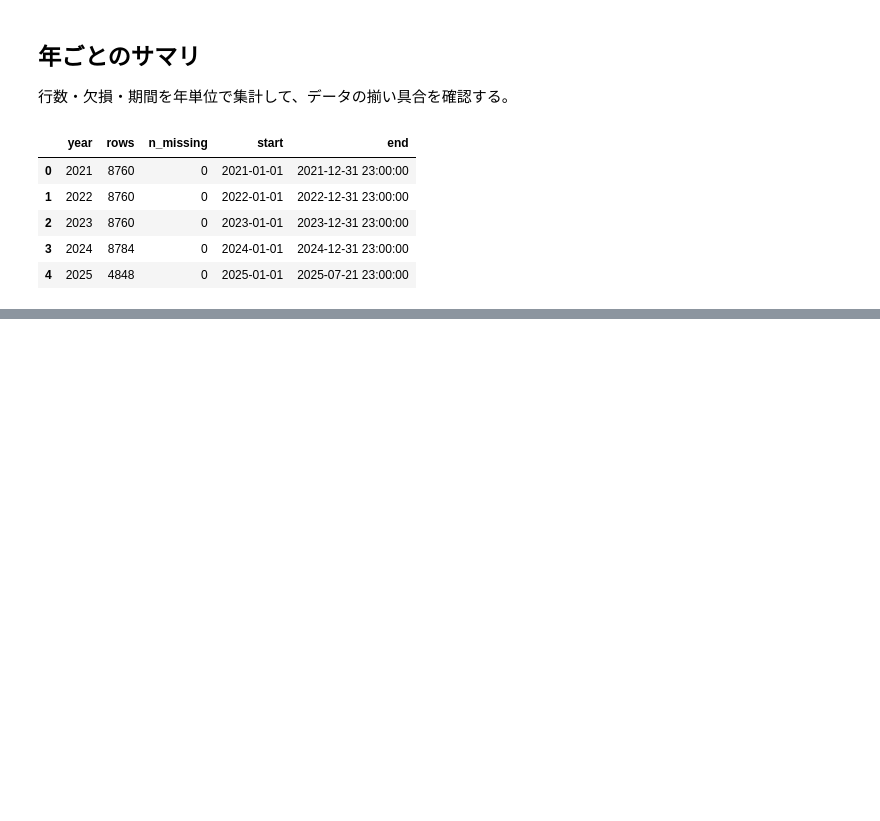
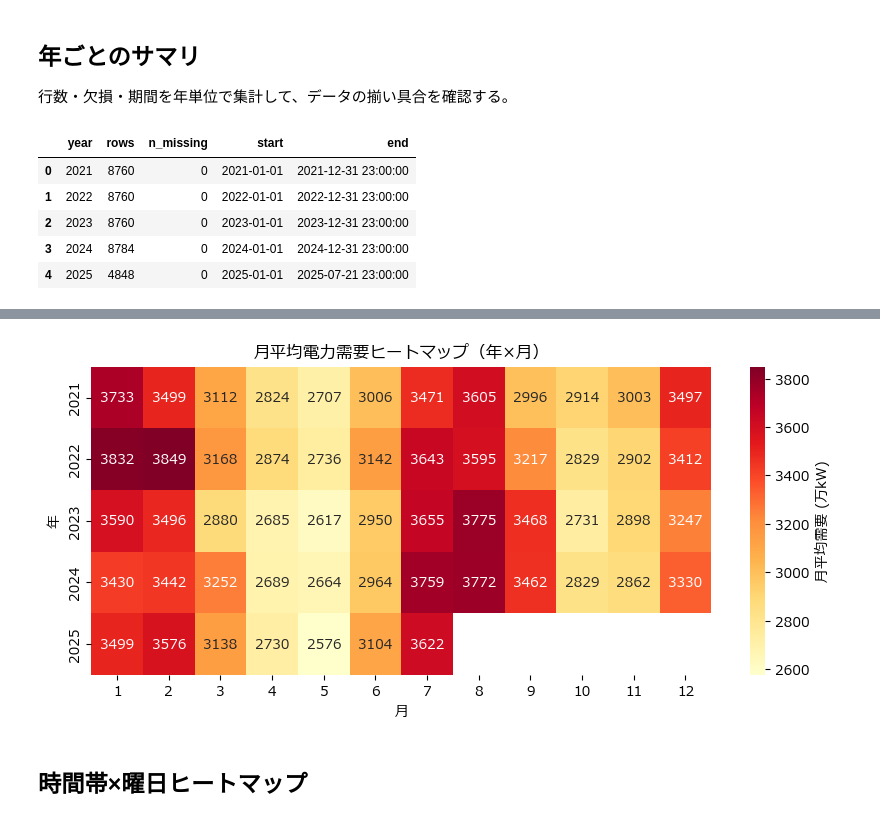
Before and after one commit to sugawarapepper66-droid/power-demand-analysis, a Jupyter notebook: notebooks/01_load_check.ipynb, the cells around one changed output, grey strips where cells are left out. Drawn from its saved outputs; the diff is of its cells as text; code cells hidden in the pictures; blank space fills up the shorter version.

```diff
--- a/notebooks/01_load_check.ipynb
+++ b/notebooks/01_load_check.ipynb
@@ -101,0 +166,13 @@ summary
+# %%
+df_all["year"] = df_all["datetime"].dt.year
+df_all["month"] = df_all["datetime"].dt.month
+
+heatmap_data = df_all.pivot_table(
+    index="year",
+    columns="month",
+    values="demand",
+    aggfunc="mean",
+)
+
+print("heatmap_data:")
+heatmap_data
@@ -101,0 +188,21 @@ summary
+# %%
+fig, ax = plt.subplots(figsize=(10,4))
+sns.heatmap(
+    heatmap_data,
+    annot=True,
+    fmt=".0f",
+    cmap="YlOrRd",
+    cbar_kws={"label":"月平均需要 (万kW)"},
+    ax=ax,
+)
+
+ax.set_title("月平均電力需要ヒートマップ（年×月）")
+ax.set_xlabel("月")
+ax.set_ylabel("年")
+
+fig.savefig(IMG_DIR /"03_year_month_heatmap.png", dpi=120, bbox_inches="tight" )
+plt.show()
+# %% [output]
+[figure, added]
+# %% [markdown]
+## 時間帯×曜日ヒートマップ
```
Also changed, not shown: parts of 12 cells of this notebook, 7 other files.
